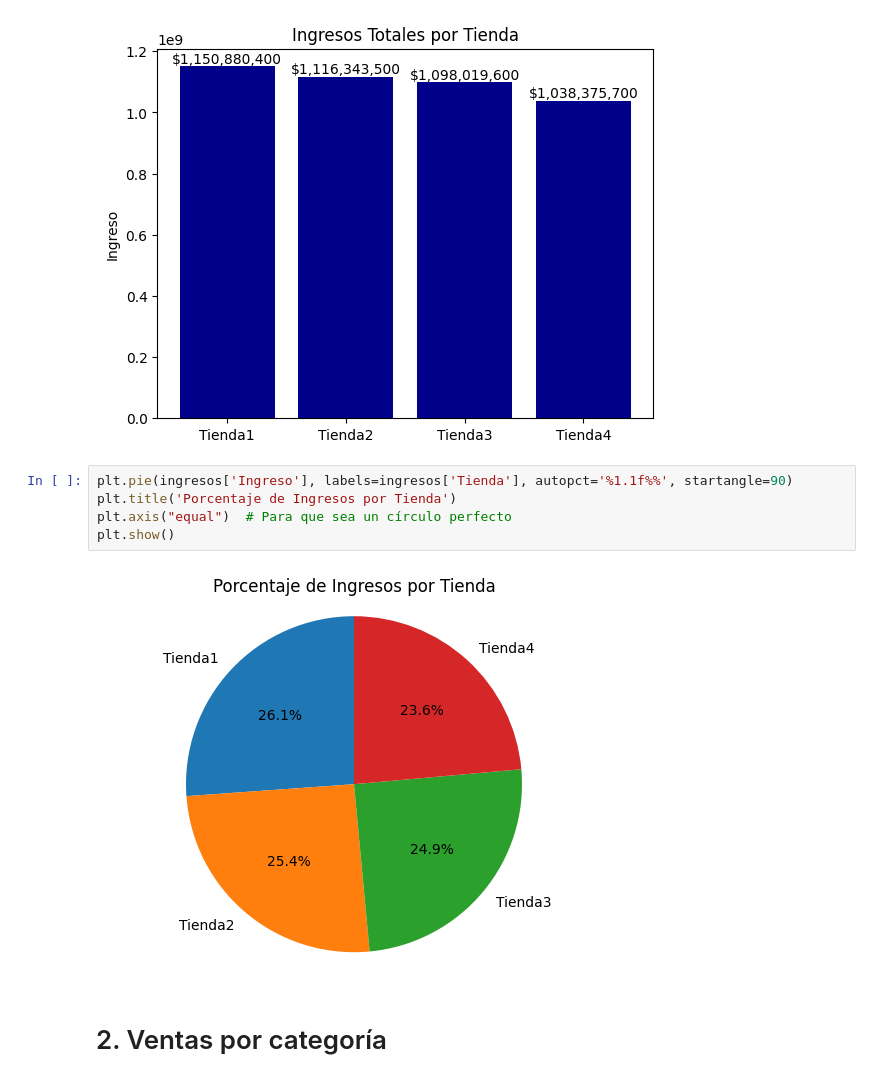
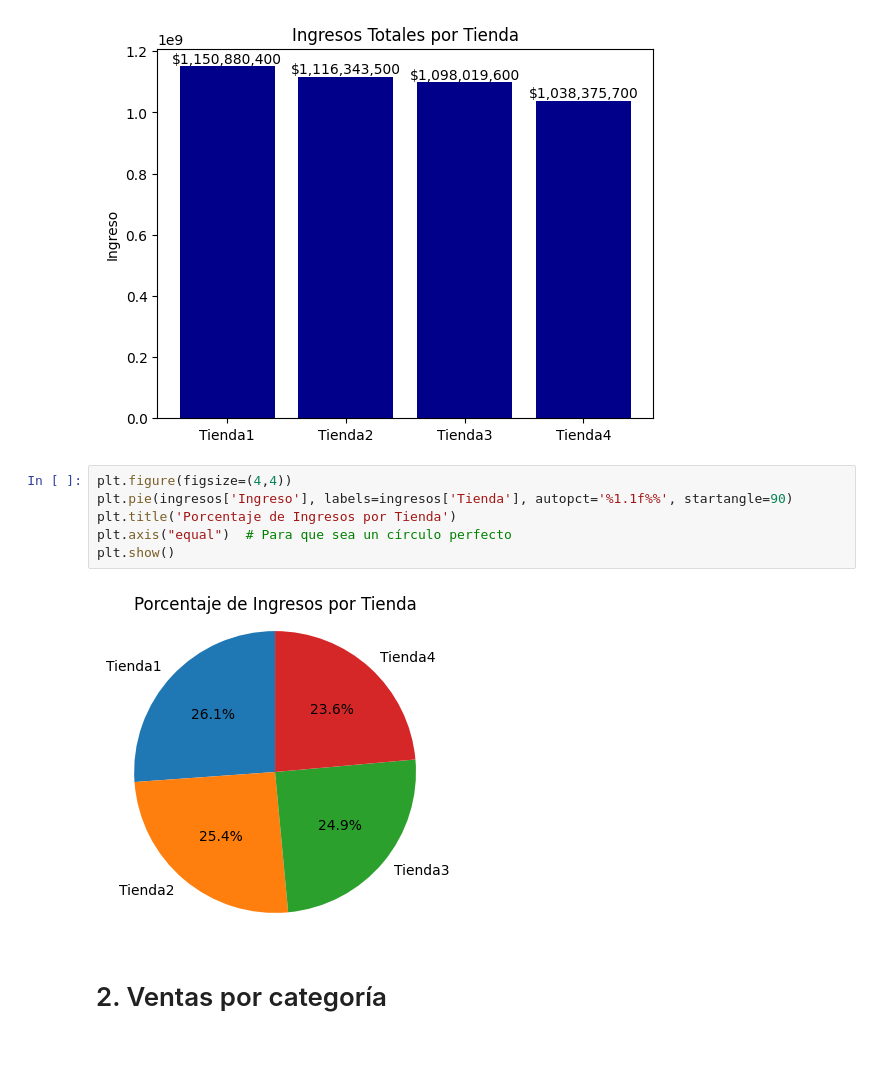
Before and after one commit to Nataliahfk/Challenge_Venta_Sucursales, a Jupyter notebook: AluraStoreLatam.ipynb, the cells around one changed output. Saved outputs shown, nothing was run; the diff lists cells and outputs as text; blank space fills up the shorter version.

```diff
--- a/AluraStoreLatam.ipynb
+++ b/AluraStoreLatam.ipynb
@@ -88,12 +88,13 @@ plt.show()
 # %% [output]
 [figure]
 # %%
+plt.figure(figsize=(4,4))
 plt.pie(ingresos['Ingreso'], labels=ingresos['Tienda'], autopct='%1.1f%%', startangle=90)
 plt.title('Porcentaje de Ingresos por Tienda')
 plt.axis("equal")  # Para que sea un círculo perfecto
 plt.show()
 # %% [output]
-[figure, old version]
+[figure, new version]
 # %% [markdown]
 # 2. Ventas por categoría
 # %%
```
Also changed, not shown: parts of 1 cell of this notebook.
